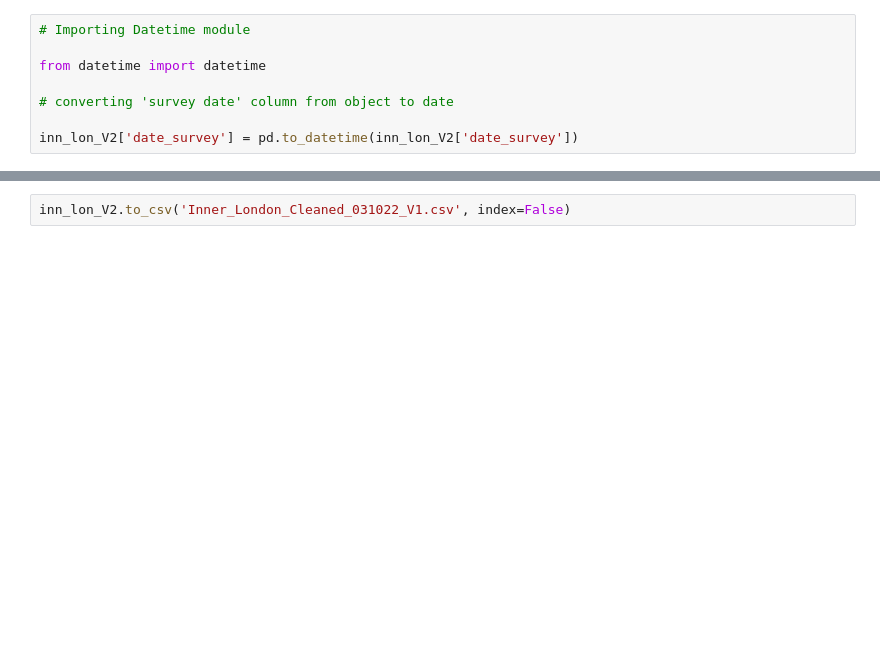
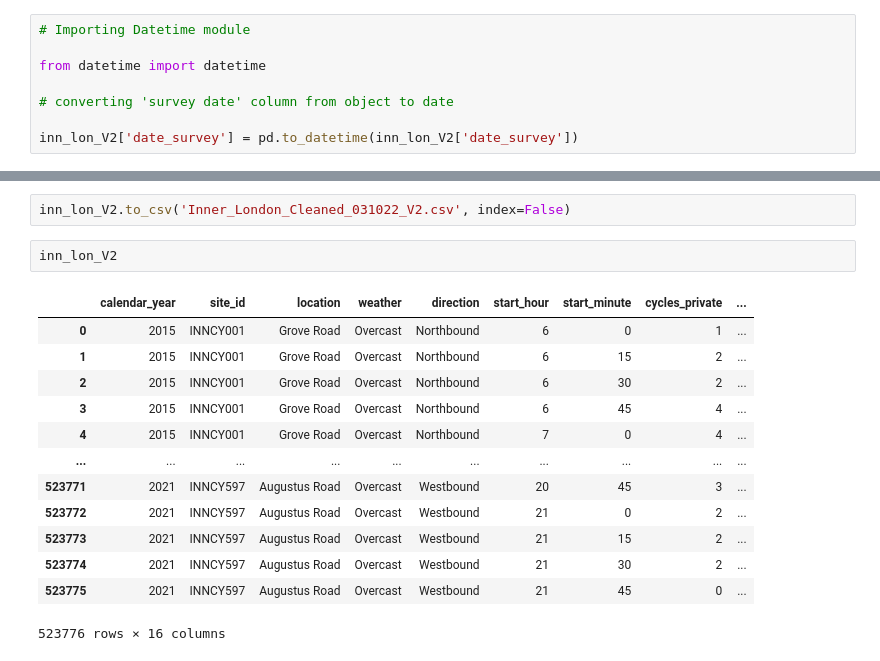
Before and after one commit to teamlse2022/Thoughtworks, a Jupyter notebook: London Dataset/LSE Employer Project Central, Inner London and Biking Sites Analysis 23-09-22.ipynb, the cells around one changed output, grey strips where cells are left out. Cells and saved outputs as stored; diff of their text form; blank space fills up the shorter version.

```diff
--- a/London Dataset/LSE Employer Project Central, Inner London and Biking Sites Analysis 23-09-22.ipynb
+++ b/London Dataset/LSE Employer Project Central, Inner London and Biking Sites Analysis 23-09-22.ipynb
@@ -1042,2 +1158,18 @@ inn_lon_V2['date_survey'] = pd.to_datetime(inn_lon_V2['date_survey'])
 # %%
-inn_lon_V2.to_csv('Inner_London_Cleaned_031022_V1.csv', index=False)
+inn_lon_V2.to_csv('Inner_London_Cleaned_031022_V2.csv', index=False)
+# %%
+inn_lon_V2
+# %% [output]
+|  | calendar_year | site_id | location | weather | direction | start_hour | start_minute | cycles_private | ... |
+| 0 | 2015 | INNCY001 | Grove Road | Overcast | Northbound | 6 | 0 | 1 | ... |
+| 1 | 2015 | INNCY001 | Grove Road | Overcast | Northbound | 6 | 15 | 2 | ... |
+| 2 | 2015 | INNCY001 | Grove Road | Overcast | Northbound | 6 | 30 | 2 | ... |
+| 3 | 2015 | INNCY001 | Grove Road | Overcast | Northbound | 6 | 45 | 4 | ... |
+| 4 | 2015 | INNCY001 | Grove Road | Overcast | Northbound | 7 | 0 | 4 | ... |
+| ... | ... | ... | ... | ... | ... | ... | ... | ... | ... |
+| 523771 | 2021 | INNCY597 | Augustus Road | Overcast | Westbound | 20 | 45 | 3 | ... |
+| 523772 | 2021 | INNCY597 | Augustus Road | Overcast | Westbound | 21 | 0 | 2 | ... |
+| 523773 | 2021 | INNCY597 | Augustus Road | Overcast | Westbound | 21 | 15 | 2 | ... |
+| 523774 | 2021 | INNCY597 | Augustus Road | Overcast | Westbound | 21 | 30 | 2 | ... |
+| 523775 | 2021 | INNCY597 | Augustus Road | Overcast | Westbound | 21 | 45 | 0 | ... |
+523776 rows × 16 columns
```
Also changed, not shown: parts of 5 cells of this notebook.
